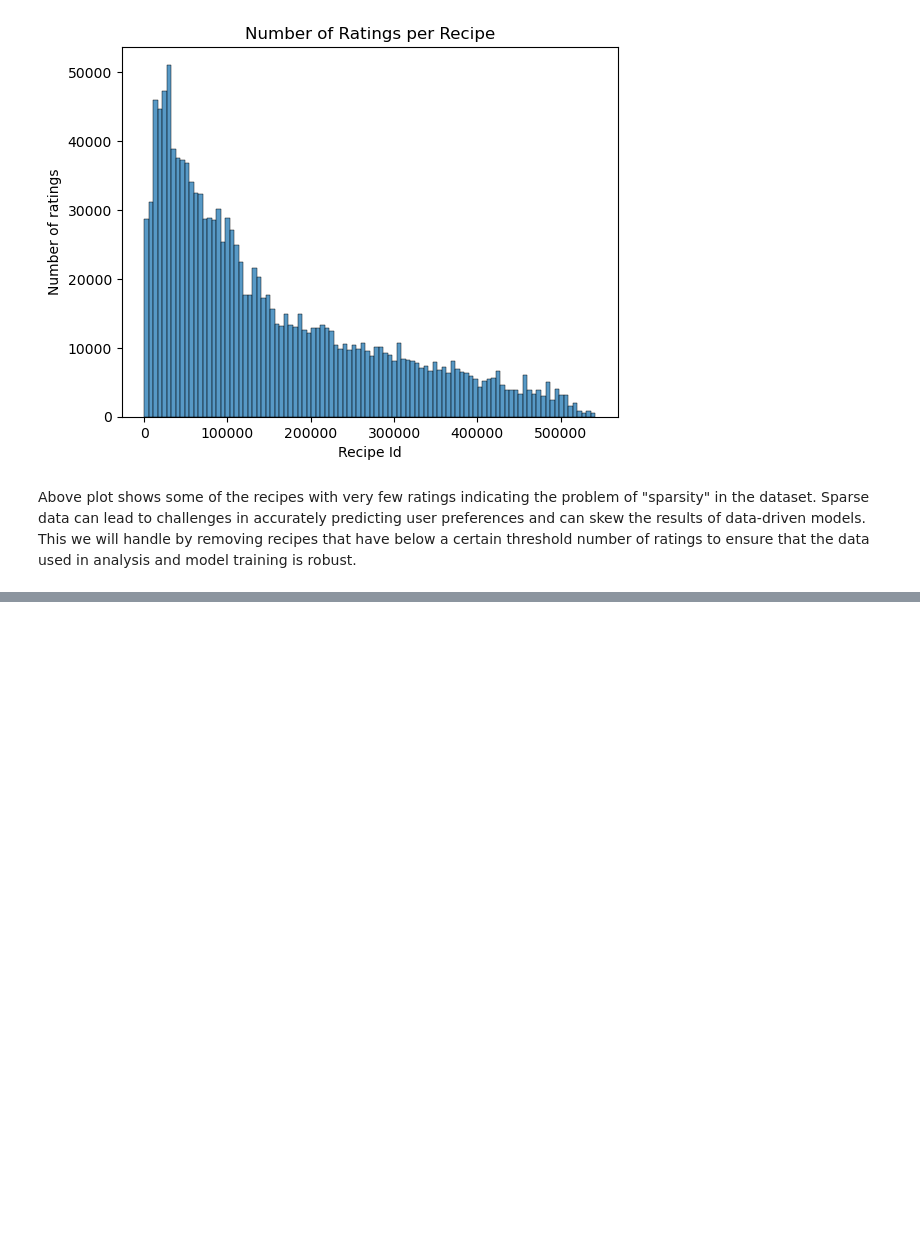
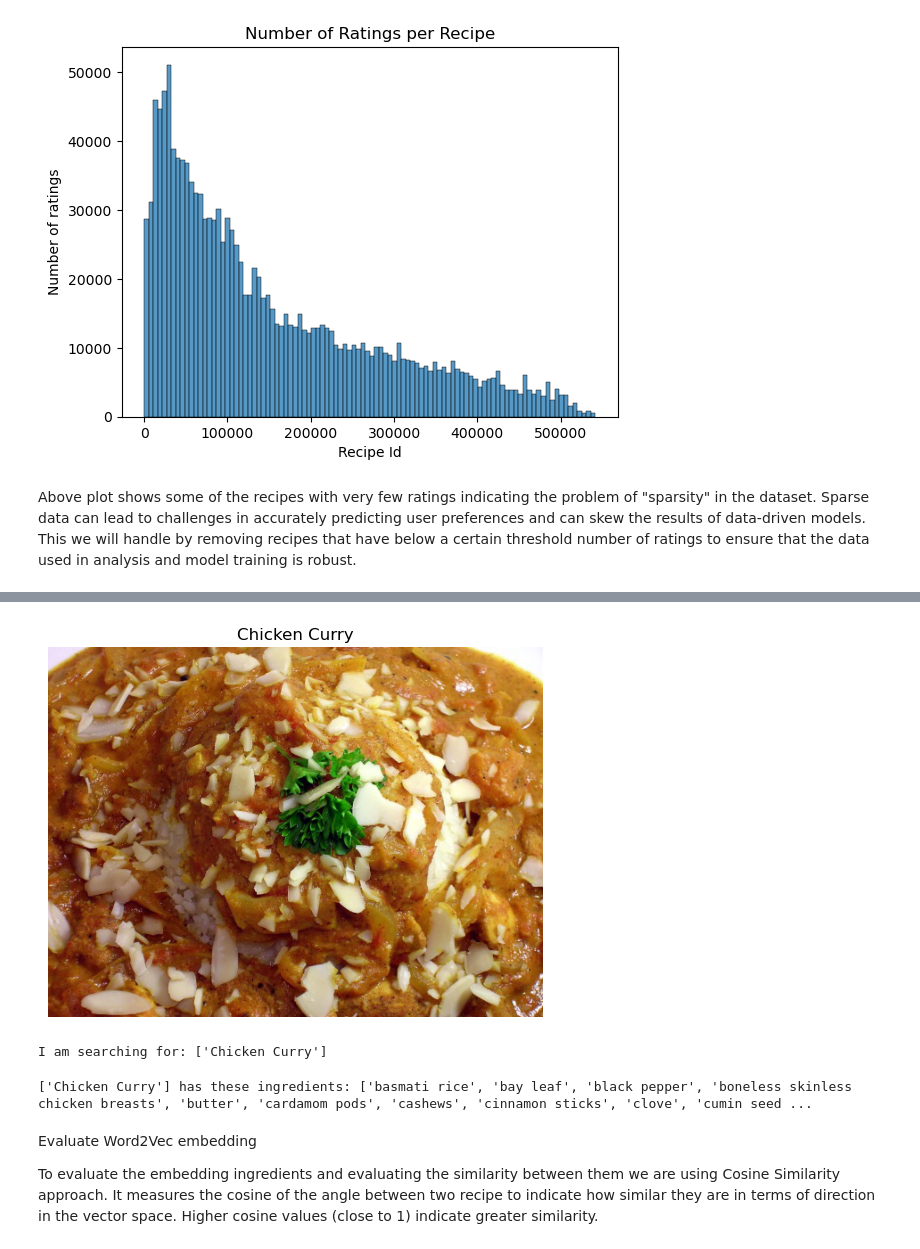
Before and after one commit to seema469/AAI_510_Team8_FinalProject, a Jupyter notebook: Final Project Section3-Team 8.ipynb, the cells around one changed output, grey strips where cells are left out. Cells and saved outputs as stored; diff of their text form; code cells hidden in the pictures; blank space fills up the shorter version.

Commit message:
Included  Collaborative/Content-based filtering implementation.

```diff
--- a/Final Project Section3-Team 8.ipynb
+++ b/Final Project Section3-Team 8.ipynb
@@ -68,7 +84,7 @@ review_features = ['AuthorId', 'RecipeId', 'Rating']
 separator_regex = r'c\(|\)'
 # %%
 # Specify feature columns needed separator_regex removal
-columns_to_clean = ['Images', 'RecipeInstructions', 'RecipeIngredientParts']
+columns_to_clean = ['Images','RecipeIngredientParts']
 
 # Clean the columns
 for col in columns_to_clean:
@@ -191,0 +409,3 @@ for p in plots:
+# %%
+#  User select the recipe from this menu
+recipe = get_recipe_recommendation_testcase()
@@ -191,0 +428,33 @@ for p in plots:
+# %%
+# Regular expression to find URLs
+url_pattern = r'https?://[^\s]+"'
+image_list = recipes_df[recipes_df['RecipeId'] == recipe]['Images']
+# Convert the entire Series to one single string
+image_string = ' '.join(image_list)
+# Find all matches
+urls = re.findall(url_pattern, image_string)
+# Remove the trailing double quote from each URL and print them
+#print(urls[0][:-1])
+# %%
+if urls != "":
+    # Show image
+    from PIL import Image
+    import requests
+    from io import BytesIO
+
+    # URL of the image
+    image_url =urls[0][:-1]
+
+    # Use requests to fetch the image from the internet
+    response = requests.get(image_url)
+
+    # Open the image using PIL
+    img = Image.open(BytesIO(response.content))
+
+    # Plotting the image using matplotlib
+    plt.title(f'{recipe_id_name[recipe]}')
+    plt.imshow(img)
+    plt.axis('off')  # Hide the axis
+    plt.show()
+# %% [output]
+[figure, added]
@@ -191,0 +467,14 @@ for p in plots:
+# %%
+print(f'I am searching for: {target_recipe_name}')
+# %% [output]
+I am searching for: ['Chicken Curry']
+# %%
+# target recipe
+target_recipe_ingredients = recipe_reviews_df[recipe_reviews_df['RecipeId'] == target_recipe_Id]['RecipeIngredientParts'].iloc[0]
+print(f'{target_recipe_name} has these ingredients: {target_recipe_ingredients}')
+# %% [output]
+['Chicken Curry'] has these ingredients: ['basmati rice', 'bay leaf', 'black pepper', 'boneless skinless chicken breasts', 'butter', 'cardamom pods', 'cashews', 'cinnamon sticks', 'clove', 'cumin seed ...
+# %% [markdown]
+Evaluate Word2Vec embedding
+
+To evaluate the embedding ingredients and evaluating the similarity between them we are using Cosine Similarity approach. It measures the cosine of the angle between two recipe to indicate how similar they are in terms of direction in the vector space. Higher cosine values (close to 1) indicate greater similarity.
```
Also changed, not shown: parts of 53 cells of this notebook.
